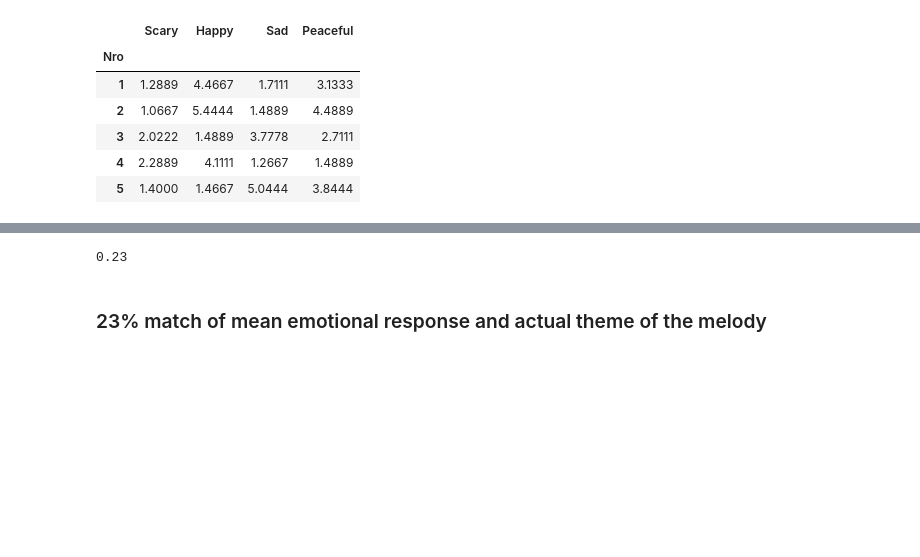
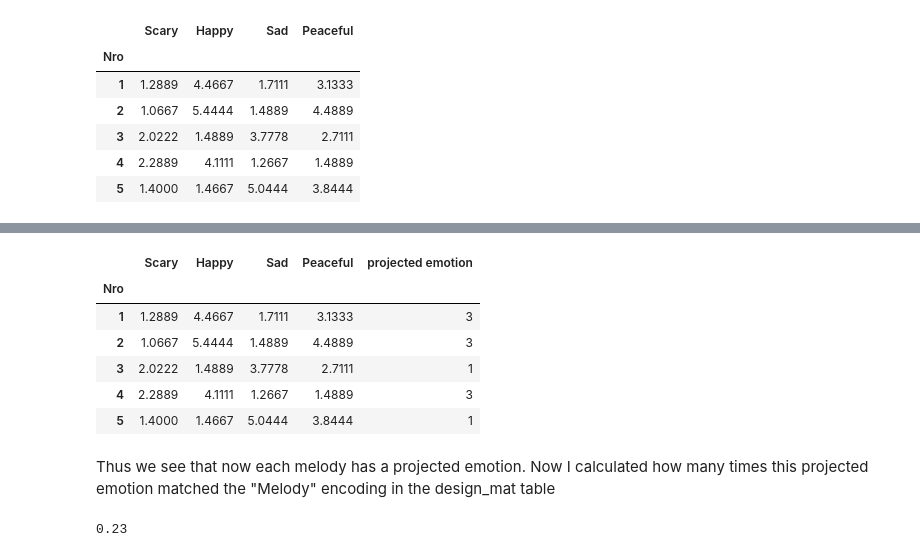
Before and after one commit to apoorva-sh/DATA512-finalproject, a Jupyter notebook: Notebooks/Analysis.ipynb, the cells around one changed output, grey strips where cells are left out. Cells and saved outputs as stored; diff of their text form; code cells hidden in the pictures; blank space fills up the shorter version.

```diff
--- a/Notebooks/Analysis.ipynb
+++ b/Notebooks/Analysis.ipynb
@@ -55,6 +150,18 @@ for i in emotion_rating.values:
         a.append(4)
 # %%
 emotion_rating["projected emotion"] = a
+# %%
+emotion_rating.head()
+# %% [output]
+|  | Scary | Happy | Sad | Peaceful | projected emotion |
+| Nro |  |  |  |  |  |
+| 1 | 1.2889 | 4.4667 | 1.7111 | 3.1333 | 3 |
+| 2 | 1.0667 | 5.4444 | 1.4889 | 4.4889 | 3 |
+| 3 | 2.0222 | 1.4889 | 3.7778 | 2.7111 | 1 |
+| 4 | 2.2889 | 4.1111 | 1.2667 | 1.4889 | 3 |
+| 5 | 1.4000 | 1.4667 | 5.0444 | 3.8444 | 1 |
+# %% [markdown]
+Thus we see that now each melody has a projected emotion. Now I calculated how many times this projected emotion matched the "Melody" encoding in the design_mat table
 # %%
 count = 0
 for i in range(len(design_mat)):
@@ -64,6 +171,3 @@ for i in range(len(design_mat)):
 count/len(design_mat)
 # %% [output]
 0.23
-# %% [markdown]
-
-### 23% match of mean emotional response and actual theme of the melody
```
Also changed, not shown: parts of 93 cells of this notebook, 4 other files.
